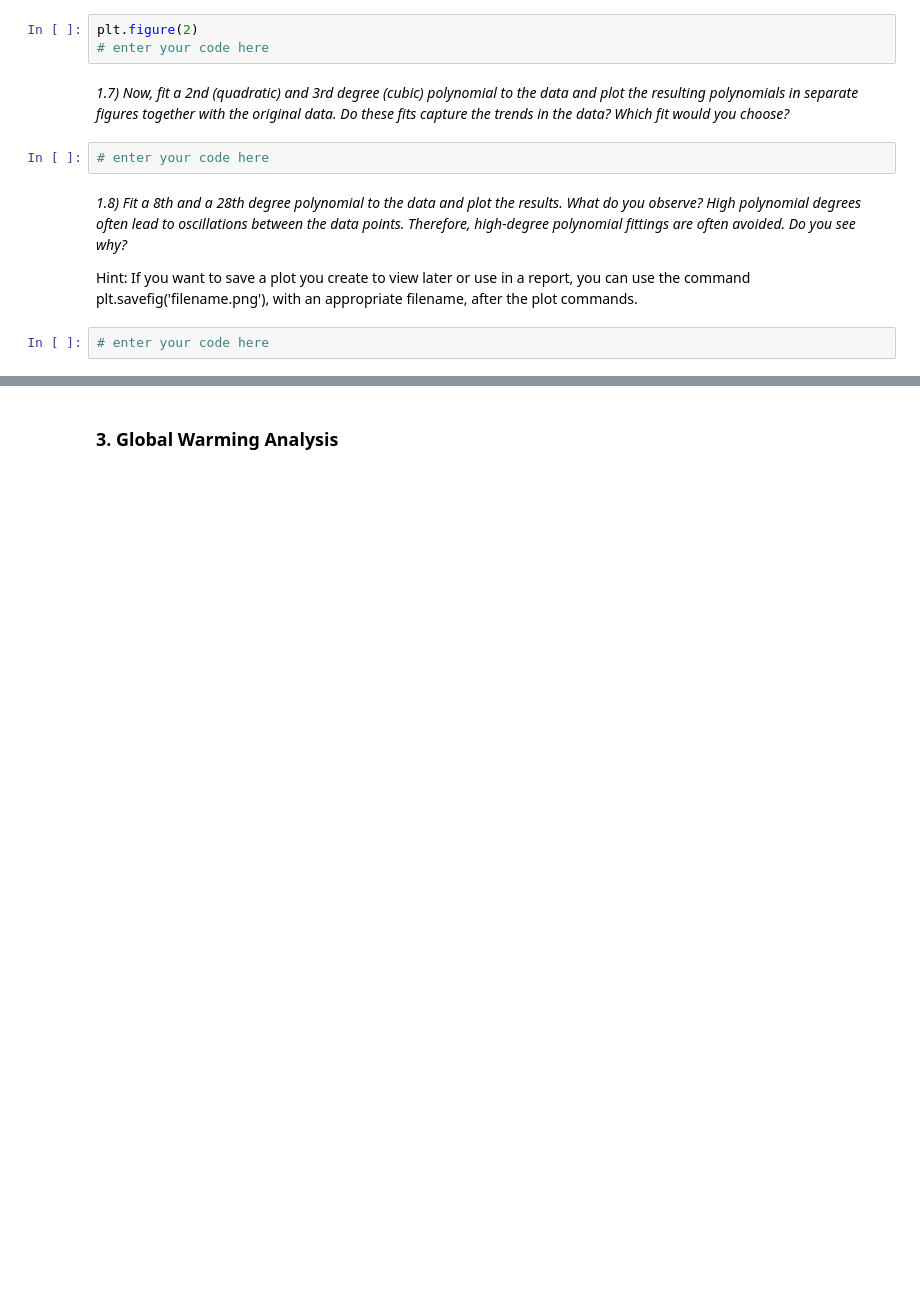
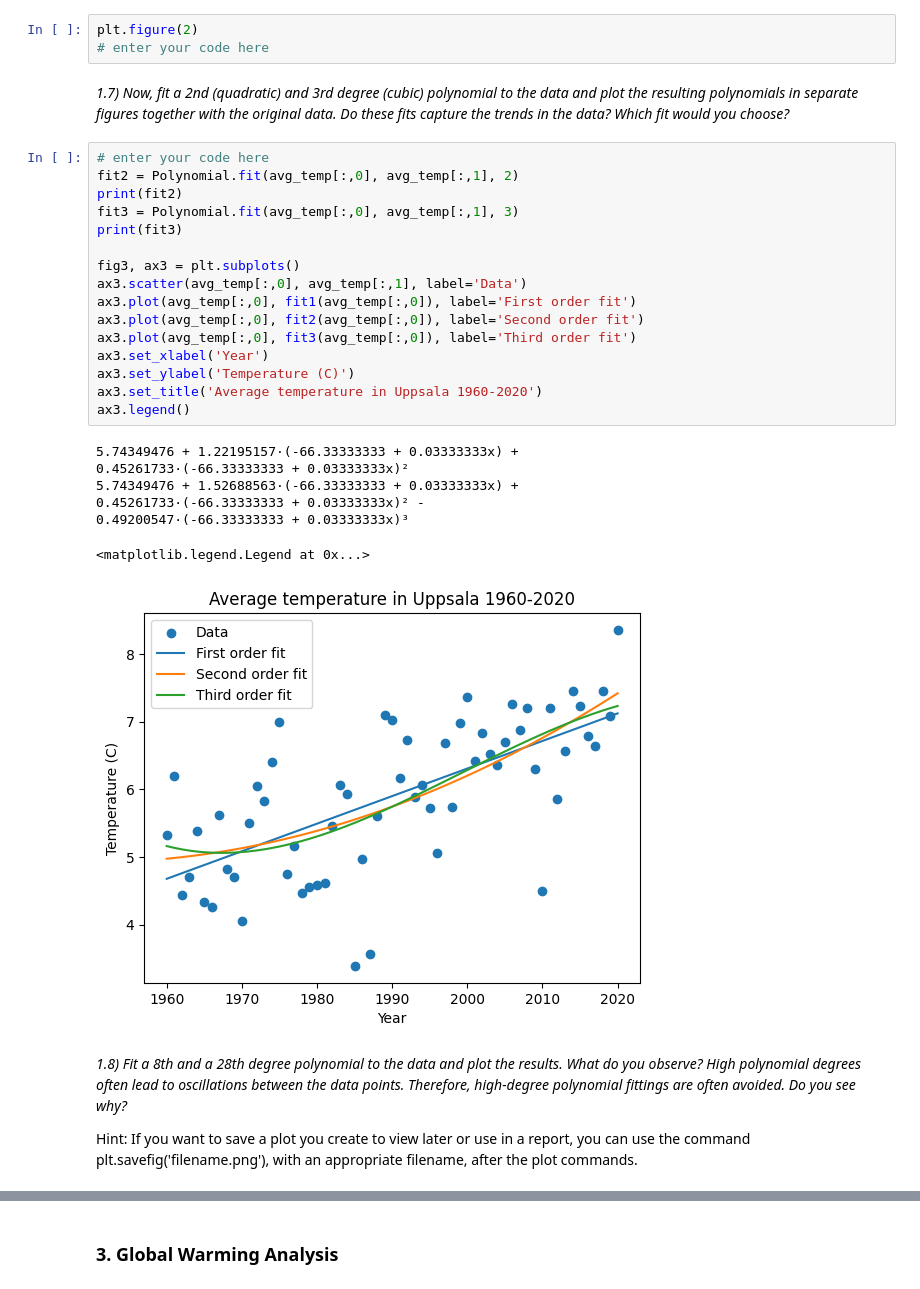
Before and after one commit to Hobbit0419/Uni_code, a Jupyter notebook: Dataanlys/Lab2/Lab2_P2.ipynb, the cells around one changed output, grey strips where cells are left out. Saved outputs shown, nothing was run; the diff lists cells and outputs as text; blank space fills up the shorter version.

```diff
--- a/Dataanlys/Lab2/Lab2_P2.ipynb
+++ b/Dataanlys/Lab2/Lab2_P2.ipynb
@@ -47,12 +71,32 @@ plt.figure(2)
 # enter your code here
 # %% [markdown]
 _1.7) Now, fit a 2nd (quadratic) and 3rd degree (cubic) polynomial to the data and plot the resulting polynomials in separate figures together with the original data. Do these fits capture the trends in the data? Which fit would you choose?_
-# %%
-# enter your code here
+# %%
+# enter your code here
+fit2 = Polynomial.fit(avg_temp[:,0], avg_temp[:,1], 2)
+print(fit2)
+fit3 = Polynomial.fit(avg_temp[:,0], avg_temp[:,1], 3)
+print(fit3)
+
+fig3, ax3 = plt.subplots()
+ax3.scatter(avg_temp[:,0], avg_temp[:,1], label='Data')
+ax3.plot(avg_temp[:,0], fit1(avg_temp[:,0]), label='First order fit')
+ax3.plot(avg_temp[:,0], fit2(avg_temp[:,0]), label='Second order fit')
+ax3.plot(avg_temp[:,0], fit3(avg_temp[:,0]), label='Third order fit')
+ax3.set_xlabel('Year')
+ax3.set_ylabel('Temperature (C)')
+ax3.set_title('Average temperature in Uppsala 1960-2020')
+ax3.legend()
+# %% [output]
+5.74349476 + 1.22195157·(-66.33333333 + 0.03333333x) +
+0.45261733·(-66.33333333 + 0.03333333x)²
+5.74349476 + 1.52688563·(-66.33333333 + 0.03333333x) +
+0.45261733·(-66.33333333 + 0.03333333x)² -
+0.49200547·(-66.33333333 + 0.03333333x)³
+<matplotlib.legend.Legend at 0x...>
+[figure, added]
 # %% [markdown]
 _1.8) Fit a 8th and a 28th degree polynomial to the data and plot the results. What do you observe? High polynomial degrees often lead to oscillations between the data
 points. Therefore, high-degree polynomial fittings are often avoided. Do you see why?_
 
 Hint: If you want to save a plot you create to view later or use in a report, you can use the command plt.savefig('filename.png'), with an appropriate filename, after the plot commands.
-# %%
-# enter your code here
```
Also changed, not shown: parts of 9 cells of this notebook, 9 other files.
